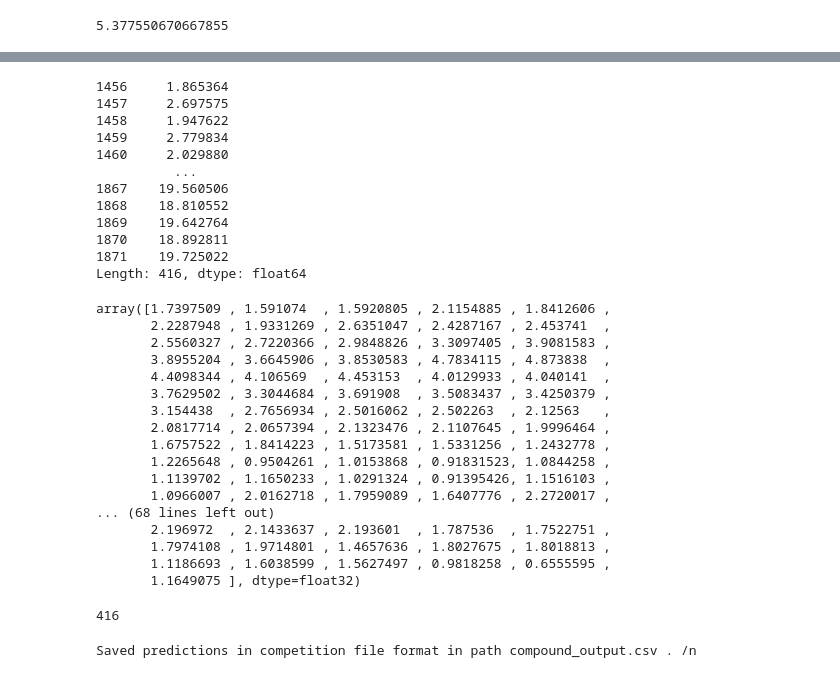
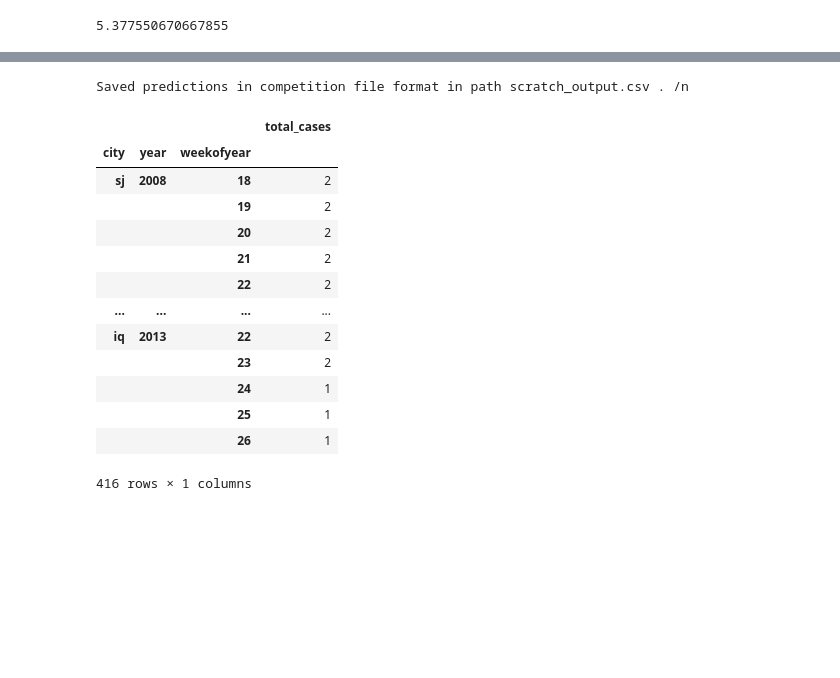
Before and after one commit to cristina-v-melnic/explorers-dsr-39, a Jupyter notebook: notebooks/Jul-19-From-scratch.ipynb, the cells around one changed output, grey strips where cells are left out. Drawn from its saved outputs; the diff is of its cells as text; code cells hidden in the pictures; blank space fills up the shorter version.

```diff
--- a/notebooks/Jul-19-From-scratch.ipynb
+++ b/notebooks/Jul-19-From-scratch.ipynb
@@ -330,35 +268,0 @@ res_forecast = holt_winters.forecast(416)
-# %%
-res_forecast
-# %% [output]
-1456     1.865364
-1457     2.697575
-1458     1.947622
-1459     2.779834
-1460     2.029880
-          ...
-1867    19.560506
-1868    18.810552
-1869    19.642764
-1870    18.892811
-1871    19.725022
-Length: 416, dtype: float64
-# %%
-results
-# %% [output]
-array([1.7397509 , 1.591074  , 1.5920805 , 2.1154885 , 1.8412606 ,
-       2.2287948 , 1.9331269 , 2.6351047 , 2.4287167 , 2.453741  ,
-       2.5560327 , 2.7220366 , 2.9848826 , 3.3097405 , 3.9081583 ,
-       3.8955204 , 3.6645906 , 3.8530583 , 4.7834115 , 4.873838  ,
-       4.4098344 , 4.106569  , 4.453153  , 4.0129933 , 4.040141  ,
-       3.7629502 , 3.3044684 , 3.691908  , 3.5083437 , 3.4250379 ,
-       3.154438  , 2.7656934 , 2.5016062 , 2.502263  , 2.12563   ,
-       2.0817714 , 2.0657394 , 2.1323476 , 2.1107645 , 1.9996464 ,
-       1.6757522 , 1.8414223 , 1.5173581 , 1.5331256 , 1.2432778 ,
-       1.2265648 , 0.9504261 , 1.0153868 , 0.91831523, 1.0844258 ,
-       1.1139702 , 1.1650233 , 1.0291324 , 0.91395426, 1.1516103 ,
-       1.0966007 , 2.0162718 , 1.7959089 , 1.6407776 , 2.2720017 ,
-... (68 lines left out)
-       2.196972  , 2.1433637 , 2.193601  , 1.787536  , 1.7522751 ,
-       1.7974108 , 1.9714801 , 1.4657636 , 1.8027675 , 1.8018813 ,
-       1.1186693 , 1.6038599 , 1.5627497 , 0.9818258 , 0.6555595 ,
-       1.1649075 ], dtype=float32)
@@ -367,9 +269,20 @@ compound_result = np.array(results)+np.array(res_forecast)
-# %%
-len(compound_result)
-# %% [output]
-416
 # %%
-out_df = get_test_output(X_test, compound_result, indexes = ['city', 'year', 'weekofyear'], exponentiate=False, file_dir = 'compound_output.csv')
+out_df = get_test_output(X_test, results, indexes = ['city', 'year', 'weekofyear'], exponentiate=False, file_dir = 'scratch_output.csv')
+out_df
 # %% [output]
-Saved predictions in competition file format in path compound_output.csv . /n
+Saved predictions in competition file format in path scratch_output.csv . /n
+|  |  |  | total_cases |
+| city | year | weekofyear |  |
+| sj | 2008 | 18 | 2 |
+|  |  | 19 | 2 |
+|  |  | 20 | 2 |
+|  |  | 21 | 2 |
+|  |  | 22 | 2 |
+| ... | ... | ... | ... |
+| iq | 2013 | 22 | 2 |
+|  |  | 23 | 2 |
+|  |  | 24 | 1 |
+|  |  | 25 | 1 |
+|  |  | 26 | 1 |
+416 rows × 1 columns
 # %%
```
Also changed, not shown: parts of 15 cells of this notebook.
